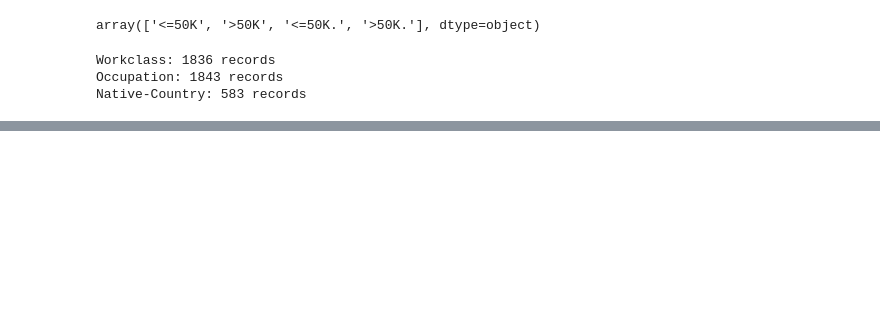
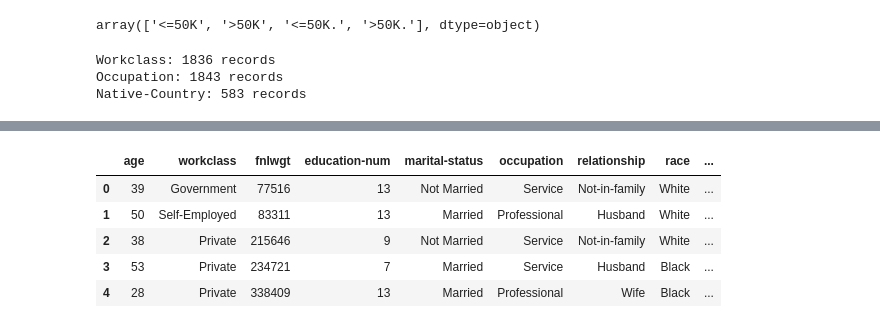
Before and after one commit to ZainUzama/Adult-Census-income-prediction, a Jupyter notebook: ML_cw_final.ipynb, the cells around one changed output, grey strips where cells are left out. Cells and saved outputs as stored; diff of their text form; code cells hidden in the pictures; blank space fills up the shorter version.

```diff
--- a/ML_cw_final.ipynb
+++ b/ML_cw_final.ipynb
@@ -196,0 +311,9 @@ array(['United-States', 'Cuba', 'Jamaica', 'India', 'Mexico',
+# %%
+X.head()
+# %% [output]
+|  | age | workclass | fnlwgt | education-num | marital-status | occupation | relationship | race | ... |
+| 0 | 39 | Government | 77516 | 13 | Not Married | Service | Not-in-family | White | ... |
+| 1 | 50 | Self-Employed | 83311 | 13 | Married | Professional | Husband | White | ... |
+| 2 | 38 | Private | 215646 | 9 | Not Married | Service | Not-in-family | White | ... |
+| 3 | 53 | Private | 234721 | 7 | Married | Service | Husband | Black | ... |
+| 4 | 28 | Private | 338409 | 13 | Married | Professional | Wife | Black | ... |
```
Also changed, not shown: parts of 34 cells of this notebook.
